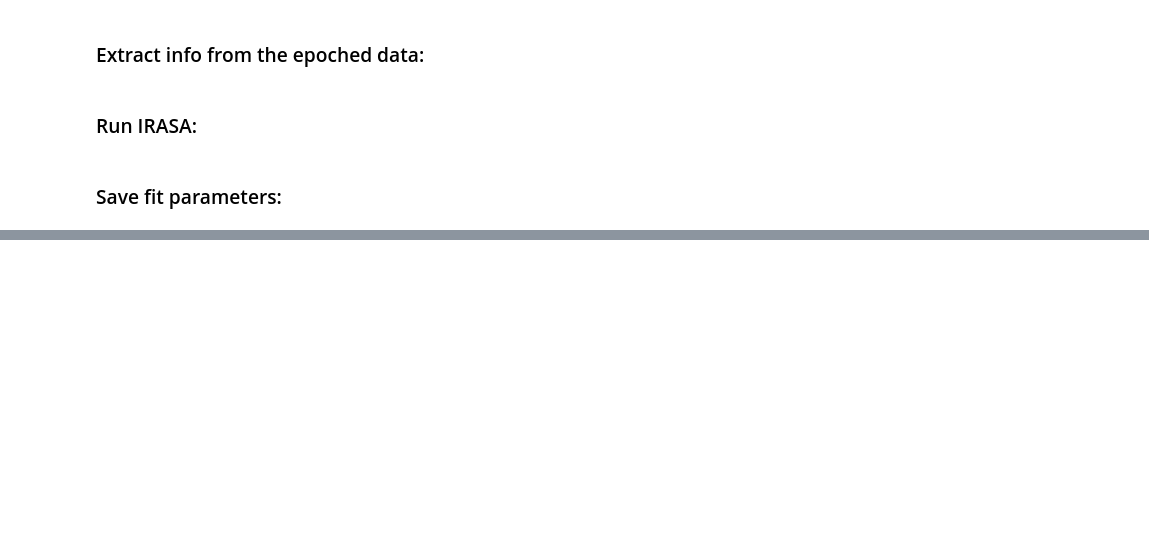
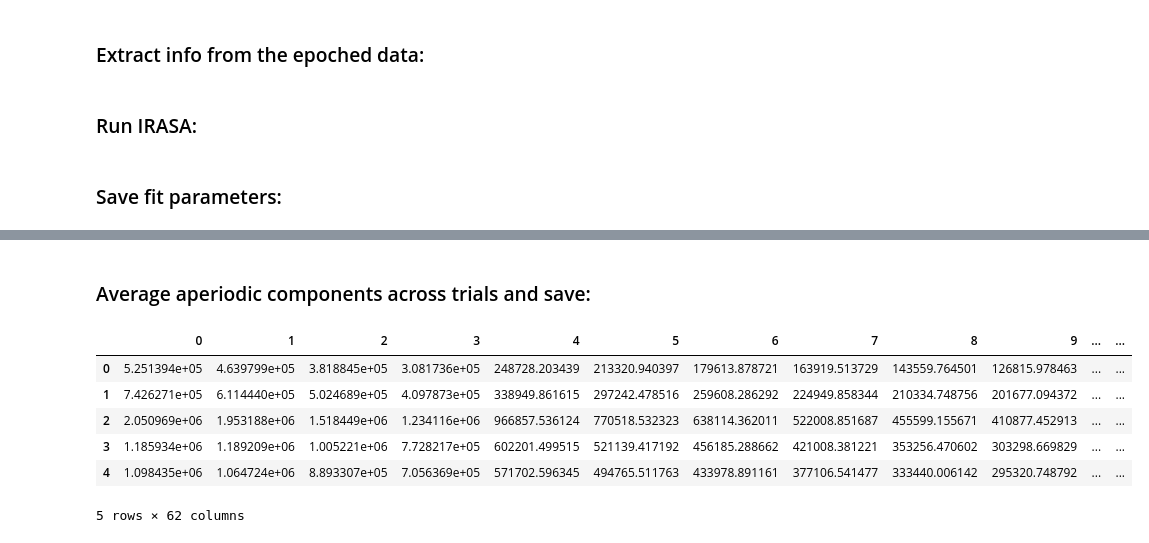
Before and after one commit to elizljohnson-projects/project-ieeg-aperiodic-development, a Jupyter notebook: aperiodic_irasa.ipynb, the cells around one changed output, grey strips where cells are left out. Cells and saved outputs as stored; diff of their text form; code cells hidden in the pictures; blank space fills up the shorter version.

```diff
--- a/aperiodic_irasa.ipynb
+++ b/aperiodic_irasa.ipynb
@@ -108,0 +155,17 @@ plt.ylabel('PSD log [$uV^2$/Hz]',fontsize = 15)
+# %% [markdown]
+### Average aperiodic components across trials and save:
+# %%
+cols_to_average = df_aperiodic_df.columns[1:61]
+df_aperiodic_mean = df_aperiodic_df.groupby(df_aperiodic_df.index)[cols_to_average].mean()
+df_aperiodic_mean['subj'] = sid
+df_aperiodic_mean['task'] = task
+df_aperiodic_mean.to_csv(f'{savdir}aperiodic_psd_mean_{sid}_{task}.csv', sep = ',', mode = 'a', header = True)
+df_aperiodic_mean.head() # show top of the saved table
+# %% [output]
+|  | 0 | 1 | 2 | 3 | 4 | 5 | 6 | 7 | 8 | 9 | ... | ... |
+| 0 | 5.251394e+05 | 4.639799e+05 | 3.818845e+05 | 3.081736e+05 | 248728.203439 | 213320.940397 | 179613.878721 | 163919.513729 | 143559.764501 | 126815.978463 | ... | ... |
+| 1 | 7.426271e+05 | 6.114440e+05 | 5.024689e+05 | 4.097873e+05 | 338949.861615 | 297242.478516 | 259608.286292 | 224949.858344 | 210334.748756 | 201677.094372 | ... | ... |
+| 2 | 2.050969e+06 | 1.953188e+06 | 1.518449e+06 | 1.234116e+06 | 966857.536124 | 770518.532323 | 638114.362011 | 522008.851687 | 455599.155671 | 410877.452913 | ... | ... |
+| 3 | 1.185934e+06 | 1.189209e+06 | 1.005221e+06 | 7.728217e+05 | 602201.499515 | 521139.417192 | 456185.288662 | 421008.381221 | 353256.470602 | 303298.669829 | ... | ... |
+| 4 | 1.098435e+06 | 1.064724e+06 | 8.893307e+05 | 7.056369e+05 | 571702.596345 | 494765.511763 | 433978.891161 | 377106.541477 | 333440.006142 | 295320.748792 | ... | ... |
+5 rows × 62 columns
```
Also changed, not shown: parts of 19 cells of this notebook.
